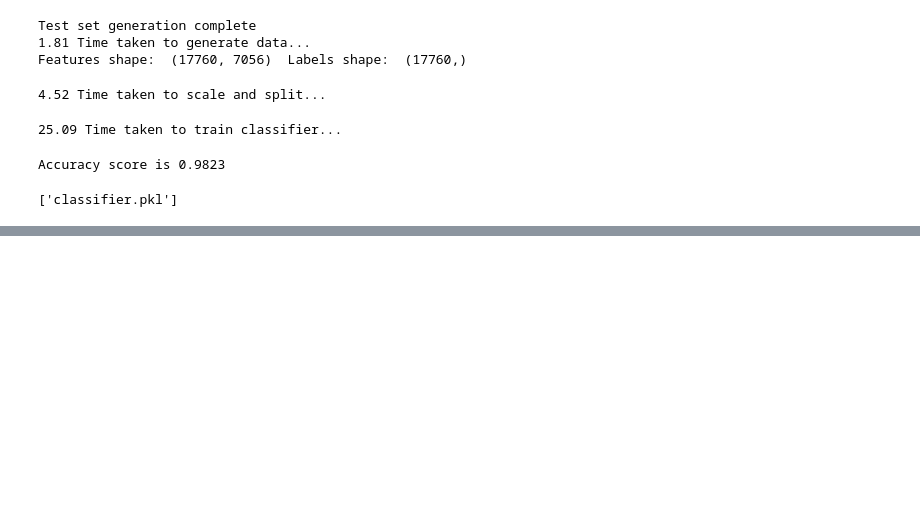
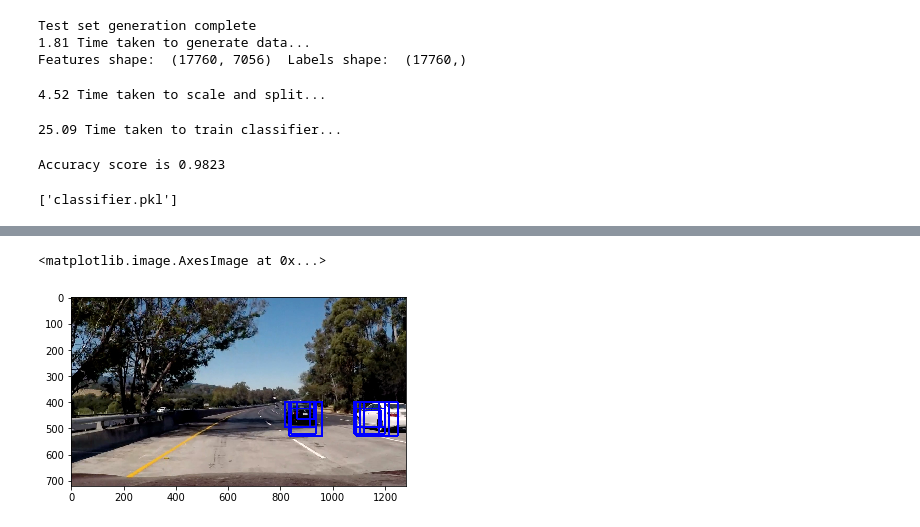
Before and after one commit to gr8manbir/Manbir_den, a Jupyter notebook: Self_Driving_Car/CarND-Vehicle-Detection/VehicleDetecion.ipynb, the cells around one changed output, grey strips where cells are left out. Drawn from its saved outputs; the diff is of its cells as text; code cells hidden in the pictures; blank space fills up the shorter version.

Commit message:
Updating working notebook for bounding boxes

```diff
--- a/Self_Driving_Car/CarND-Vehicle-Detection/VehicleDetecion.ipynb
+++ b/Self_Driving_Car/CarND-Vehicle-Detection/VehicleDetecion.ipynb
@@ -346,0 +347,4 @@ joblib.dump(classifier, 'classifier.pkl')
+# %%
+#Cell to load pickled classifiers and scalers
+classifier = joblib.load('classifier.pkl')
+scaler = joblib.load('scaler.pkl')
@@ -346,0 +453,24 @@ joblib.dump(classifier, 'classifier.pkl')
+# %%
+# Test to generate boxes over scale 1, 1.5, 2.0
+img = mpimg.imread('test_images/test5.jpg')
+
+rectangles=[]
+#We could possibly use different regions for different scale sizes. But for now let's keep one lowe half size
+# for all scales. Will optimize based on time available
+y_start=400
+y_end=650
+scale=1.0
+rectangles += find_cars(img, y_start, y_end, color_space, scale, classifier,
+                  scaler, orient, pix_per_cell, cell_per_block, spatial_size, hist_bins)
+
+scale=1.5
+rectangles += find_cars(img, y_start, y_end, color_space, scale, classifier,
+                  scaler, orient, pix_per_cell, cell_per_block, spatial_size, hist_bins)
+
+scale=2.0
+rectangles += find_cars(img, y_start, y_end, color_space, scale, classifier,
+                  scaler, orient, pix_per_cell, cell_per_block, spatial_size, hist_bins)
+
+test_img = draw_boxes(img, rectangles, color=(0,0,255), thick=6)
+plt.imshow(test_img)
+# %% [output]
@@ -346,0 +479,2 @@ joblib.dump(classifier, 'classifier.pkl')
+<matplotlib.image.AxesImage at 0x...>
+[figure, added]
```
Also changed, not shown: parts of 4 cells of this notebook.
